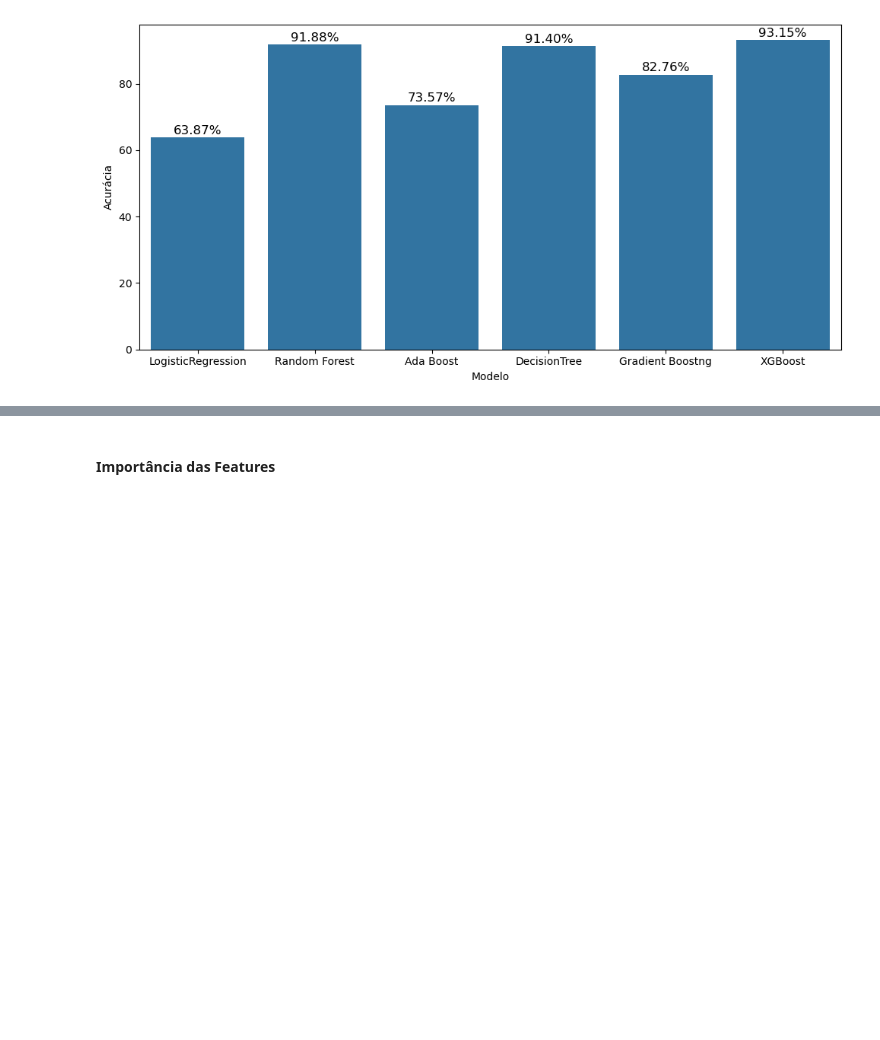
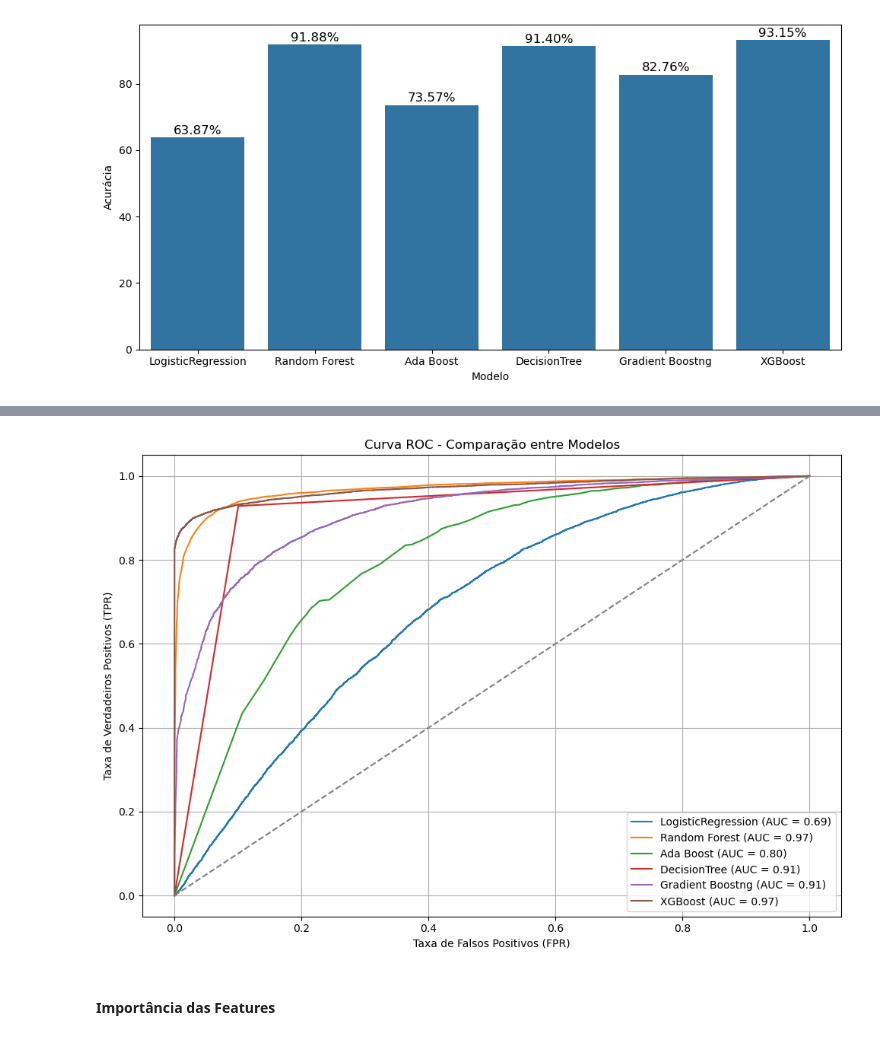
Before and after one commit to RodrigoD4v/Deteccao-de-Fraude-ML, a Jupyter notebook: notebooks/deteccao_fraudes_pagamentos.ipynb, the cells around one changed output, grey strips where cells are left out. Drawn from its saved outputs; the diff is of its cells as text; code cells hidden in the pictures; blank space fills up the shorter version.

```diff
--- a/notebooks/deteccao_fraudes_pagamentos.ipynb
+++ b/notebooks/deteccao_fraudes_pagamentos.ipynb
@@ -611,3 +636,32 @@ plt.show()
+# %%
+from sklearn.metrics import roc_curve, auc
+
+plt.figure(figsize=(10, 7))
+
+for i, model in enumerate(models):
+    model.fit(X_train, y_train)
+
+    if hasattr(model, "predict_proba"):
+        probas = model.predict_proba(X_test)[:, 1]
+    else:
+        probas = model.decision_function(X_test)
+
+    fpr, tpr, _ = roc_curve(y_test, probas)
+    roc_auc = auc(fpr, tpr)
+
+    plt.plot(fpr, tpr, label=f'{names[i]} (AUC = {roc_auc:.2f})')
+
+plt.plot([0, 1], [0, 1], linestyle='--', color='gray')
+
+plt.title('Curva ROC - Comparação entre Modelos')
+plt.xlabel('Taxa de Falsos Positivos (FPR)')
+plt.ylabel('Taxa de Verdadeiros Positivos (TPR)')
+plt.legend(loc='lower right')
+plt.grid(True)
+plt.tight_layout()
+plt.show()
+# %% [output]
+[figure, added]
 # %% [markdown]
 #### Importância das Features
 # %%
```
Also changed, not shown: parts of 3 cells of this notebook, 2 other files.
